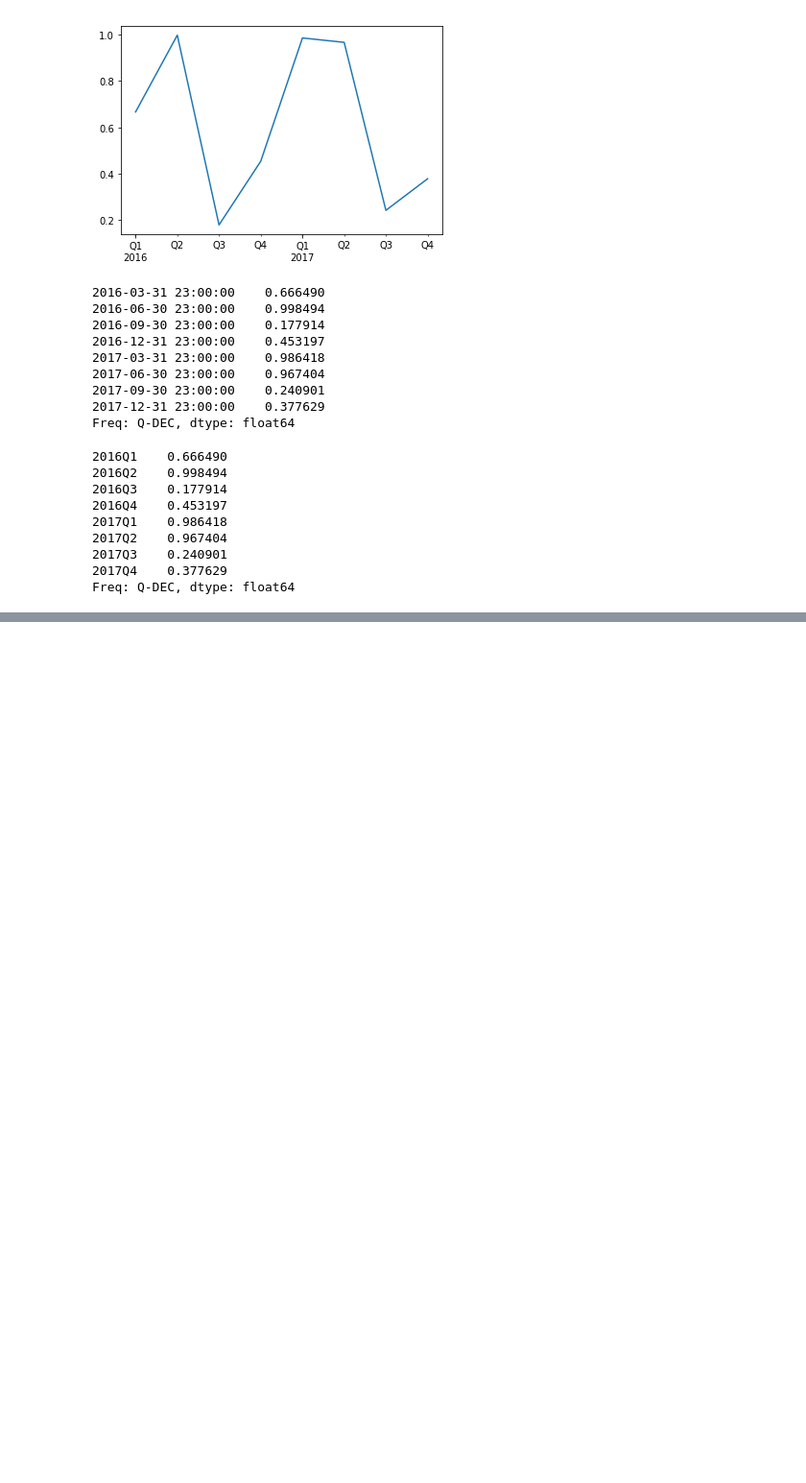
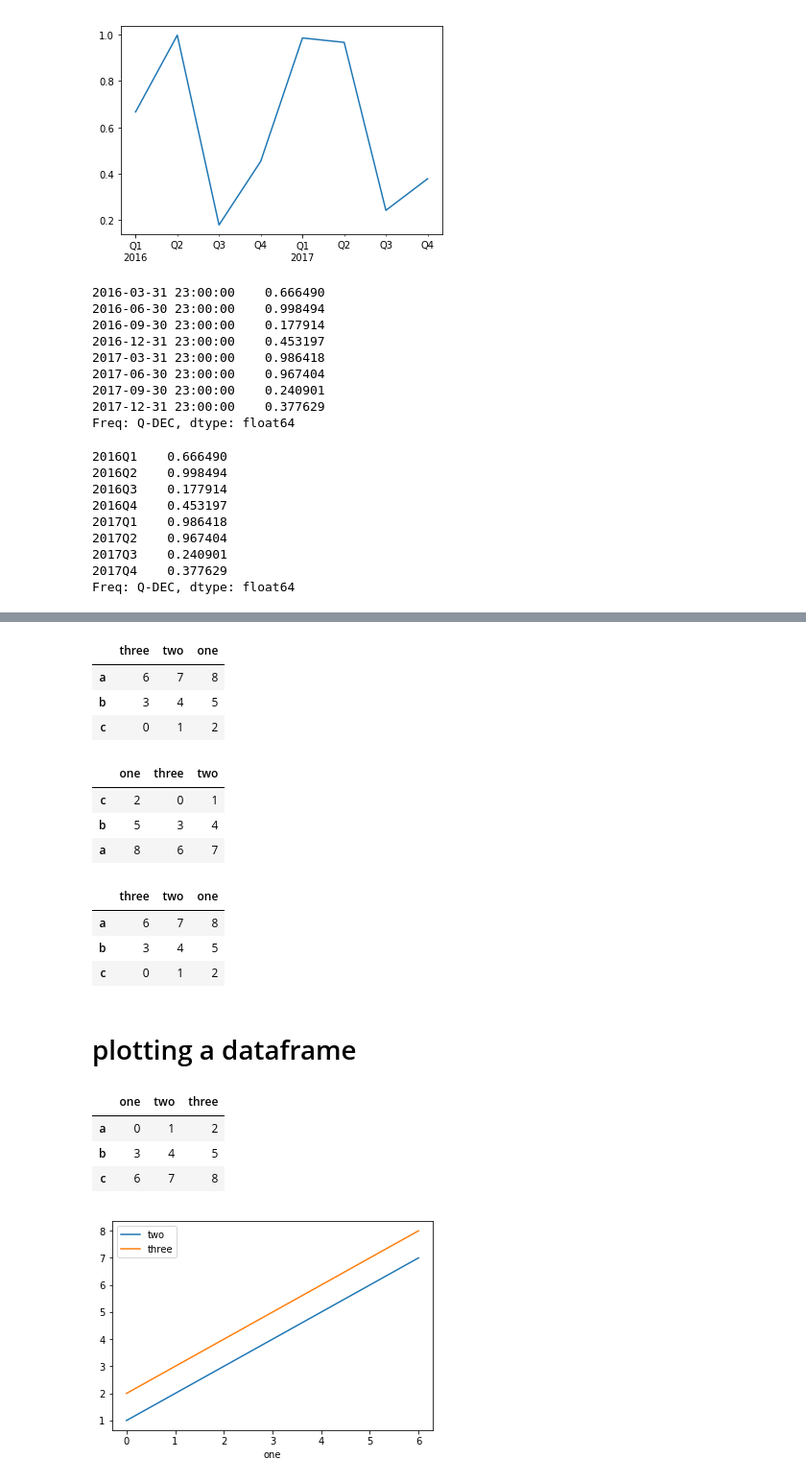
Before and after one commit to srqway/python, a Jupyter notebook: pandas-python/notebook/basic.ipynb, the cells around one changed output, grey strips where cells are left out. Shown at 96% size. Cells and saved outputs as stored; diff of their text form; code cells hidden in the pictures; blank space fills up the shorter version.

```diff
--- a/pandas-python/notebook/basic.ipynb
+++ b/pandas-python/notebook/basic.ipynb
@@ -319,0 +697,45 @@ Freq: Q-DEC, dtype: float64
+# %%
+dataFrame.sort_index(ascending=True)
+# %% [output]
+|  | three | two | one |
+| a | 6 | 7 | 8 |
+| b | 3 | 4 | 5 |
+| c | 0 | 1 | 2 |
+# %%
+dataFrame.sort_index(axis=1, ascending=True)
+# %% [output]
+|  | one | three | two |
+| c | 2 | 0 | 1 |
+| b | 5 | 3 | 4 |
+| a | 8 | 6 | 7 |
+# %%
+dataFrame.sort_values(by="one", ascending=False)
+# %% [output]
+|  | three | two | one |
+| a | 6 | 7 | 8 |
+| b | 3 | 4 | 5 |
+| c | 0 | 1 | 2 |
+# %% [markdown]
+# plotting a dataframe
+# %%
+array = [
+    [0, 1, 2],
+    [3, 4, 5],
+    [6, 7, 8]
+]
+dataFrame = pd.DataFrame(
+    array,
+    columns=["one", "two", "three"],
+    index=["a", "b", "c"]
+)
+dataFrame
+# %% [output]
+|  | one | two | three |
+| a | 0 | 1 | 2 |
+| b | 3 | 4 | 5 |
+| c | 6 | 7 | 8 |
+# %%
+dataFrame.plot(kind = "line", x = "one", y = ["two", "three"])
+plt.show()
+# %% [output]
+[figure, added]
```
Also changed, not shown: parts of 44 cells of this notebook.
